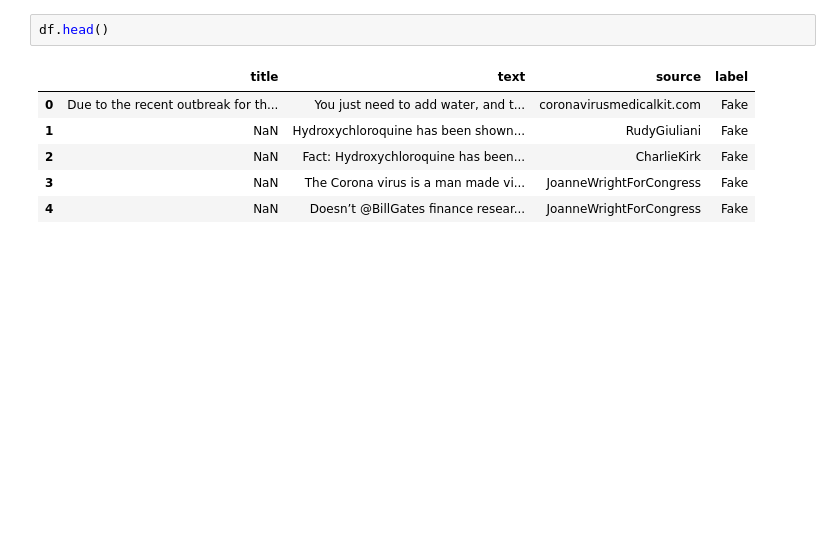
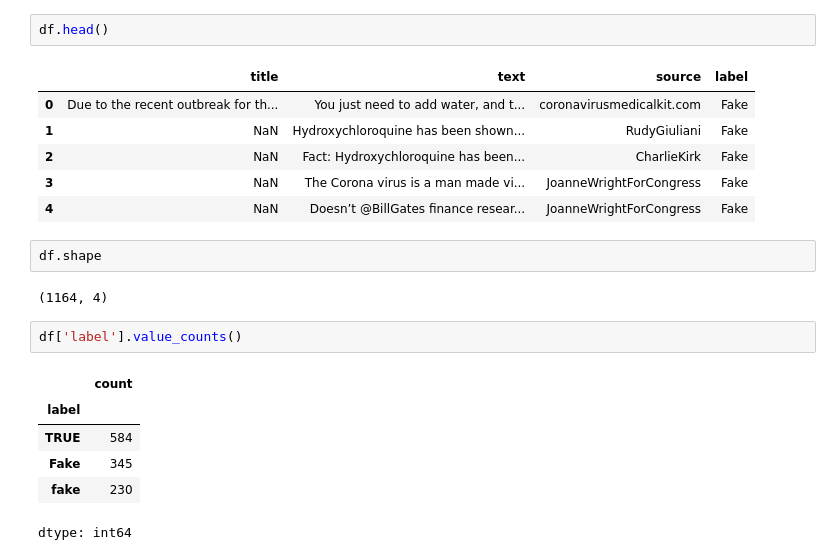
Before and after one commit to AppalaSaikrishna/python_list, a Jupyter notebook: 07_02_2025.ipynb, the cells around one changed output. Cells and saved outputs as stored; diff of their text form; blank space fills up the shorter version.

```diff
--- a/07_02_2025.ipynb
+++ b/07_02_2025.ipynb
@@ -103,3 +103,16 @@ df.head()
 | 2 | NaN | Fact: Hydroxychloroquine has been... | CharlieKirk | Fake |
 | 3 | NaN | The Corona virus is a man made vi... | JoanneWrightForCongress | Fake |
 | 4 | NaN | Doesn’t @BillGates finance resear... | JoanneWrightForCongress | Fake |
+# %%
+df.shape
+# %% [output]
+(1164, 4)
+# %%
+df['label'].value_counts()
+# %% [output]
+|  | count |
+| label |  |
+| TRUE | 584 |
+| Fake | 345 |
+| fake | 230 |
+dtype: int64
```
Also changed, not shown: parts of 16 cells of this notebook.
